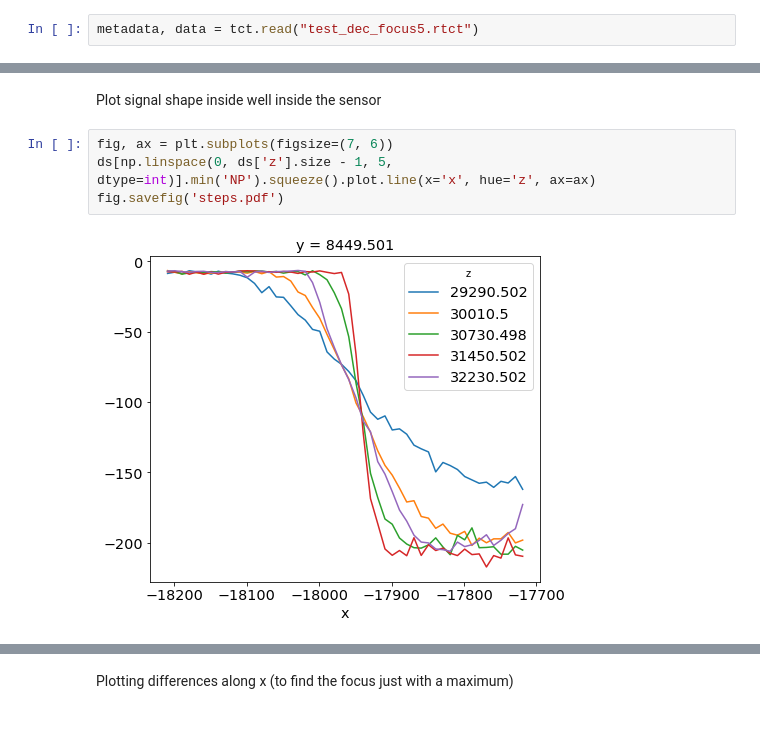
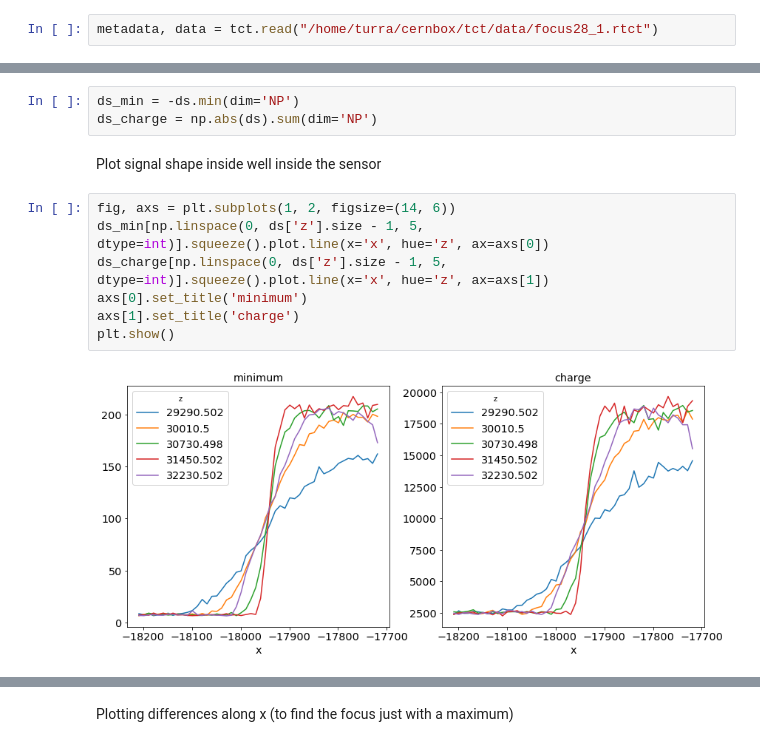
Before and after one commit to wiso/pytct, a Jupyter notebook: examples/focusing.ipynb, the cells around one changed output, grey strips where cells are left out. Cells and saved outputs as stored; diff of their text form.

```diff
--- a/examples/focusing.ipynb
+++ b/examples/focusing.ipynb
@@ -13,4 +179,4 @@ pylab.rcParams.update(params)
 # %% [markdown]
 ## Import with custom python code
 # %%
-metadata, data = tct.read("test_dec_focus5.rtct")
+metadata, data = tct.read("/home/turra/cernbox/tct/data/focus28_1.rtct")
@@ -213,8 +211,14 @@ ds.max(dim='NP').plot(robust=True, vmin=-100, vmax=1000, ax=ax)
+# %%
+ds_min = -ds.min(dim='NP')
+ds_charge = np.abs(ds).sum(dim='NP')
 # %% [markdown]
 Plot signal shape inside well inside the sensor
 # %%
-fig, ax = plt.subplots(figsize=(7, 6))
-ds[np.linspace(0, ds['z'].size - 1, 5, dtype=int)].min('NP').squeeze().plot.line(x='x', hue='z', ax=ax)
-fig.savefig('steps.pdf')
+fig, axs = plt.subplots(1, 2, figsize=(14, 6))
+ds_min[np.linspace(0, ds['z'].size - 1, 5, dtype=int)].squeeze().plot.line(x='x', hue='z', ax=axs[0])
+ds_charge[np.linspace(0, ds['z'].size - 1, 5, dtype=int)].squeeze().plot.line(x='x', hue='z', ax=axs[1])
+axs[0].set_title('minimum')
+axs[1].set_title('charge')
+plt.show()
 # %% [output]
-[figure, old version]
+[figure, new version]
```
Also changed, not shown: parts of 43 cells of this notebook, 1 other file.
